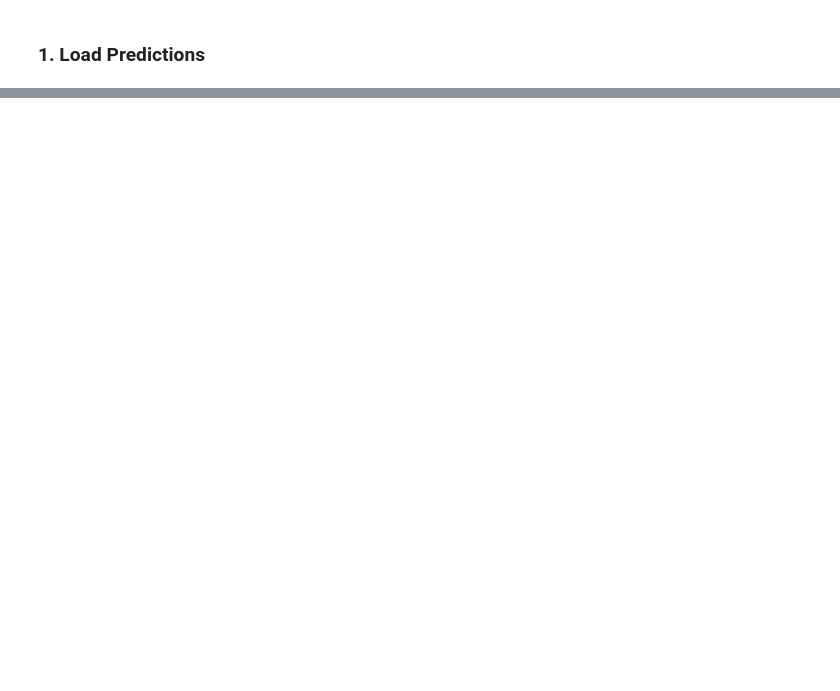
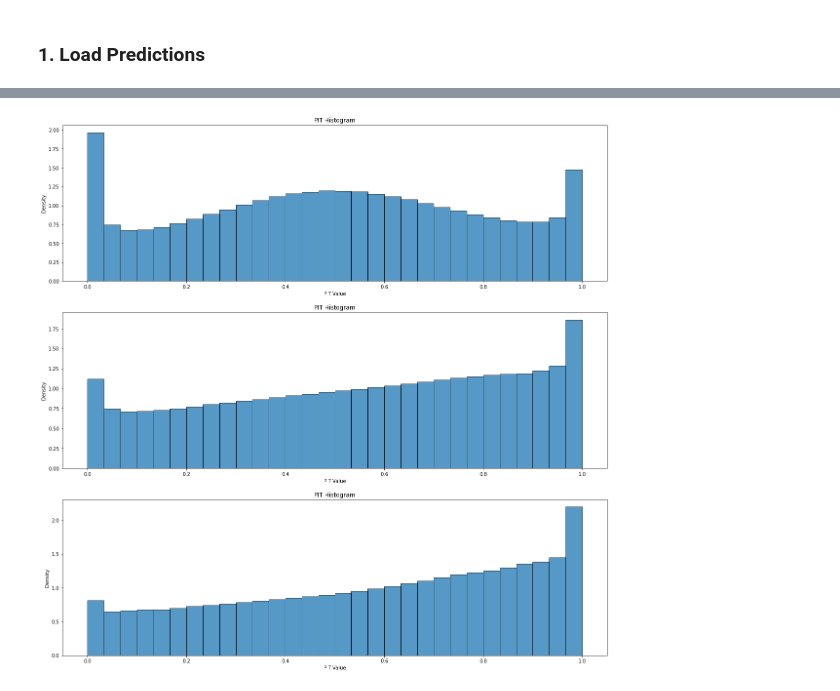
Before and after one commit to cleveryangcong/Bachelor_Thesis, a Jupyter notebook: notebooks/exploratory/2.6-dc-PIT_histograms.ipynb, the cells around one changed output, grey strips where cells are left out. Cells and saved outputs as stored; diff of their text form; code cells hidden in the pictures; blank space fills up the shorter version.

Commit message:
Add PIT histogram calculations to notebook

```diff
--- a/notebooks/exploratory/2.6-dc-PIT_histograms.ipynb
+++ b/notebooks/exploratory/2.6-dc-PIT_histograms.ipynb
@@ -65,0 +53,3 @@ DRN_local_t2m_preds[0].shape
+# %%
+t2m_ground_truth = ldpd.load_data_all_test_proc_denorm()[2].t2m_test_truth
+ws10_ground_truth = ldpd.load_data_all_test_proc_denorm()[5].ws10_test_truth
@@ -65,0 +113,10 @@ DRN_local_t2m_preds[0].shape
+# %%
+def plot_pit_histogram_all(pred_arrays, truth_arrays, num_bins=100):
+    fig, axs = plt.subplots(3, 1, figsize=(20, 20))
+    for count, lead in enumerate([1, 16, 31]):
+        plot_pit_histogram(
+            pred_arrays[count],
+            truth_arrays.isel(lead_time=lead).values,
+            num_bins=num_bins,
+            ax=axs[count],
+        )
@@ -65,0 +125,4 @@ DRN_local_t2m_preds[0].shape
+# %%
+plot_pit_histogram_all(EMOS_global_t2m_preds, t2m_ground_truth, num_bins=30)
+# %% [output]
+[figure, added]
```
Also changed, not shown: parts of 11 cells of this notebook.
